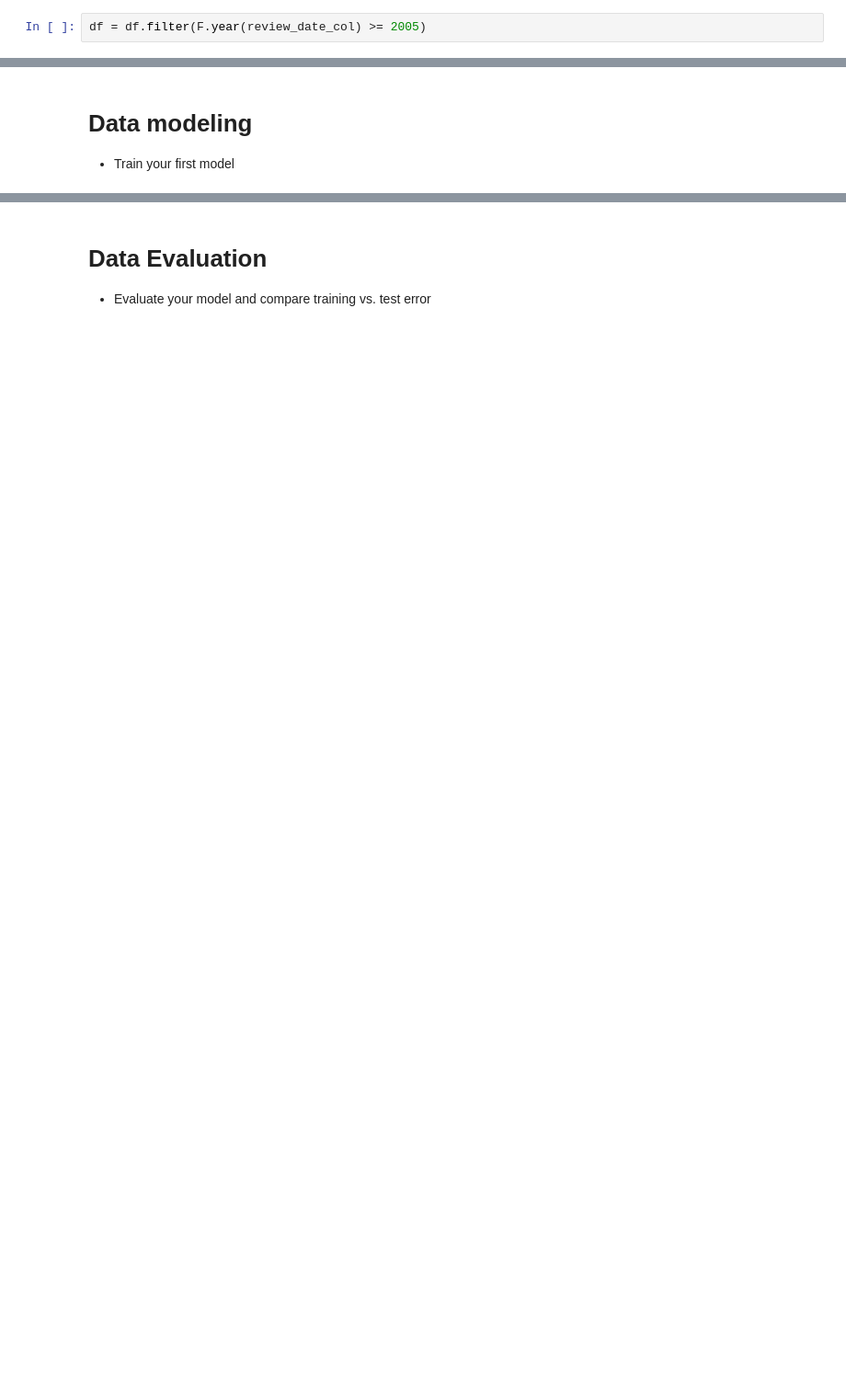
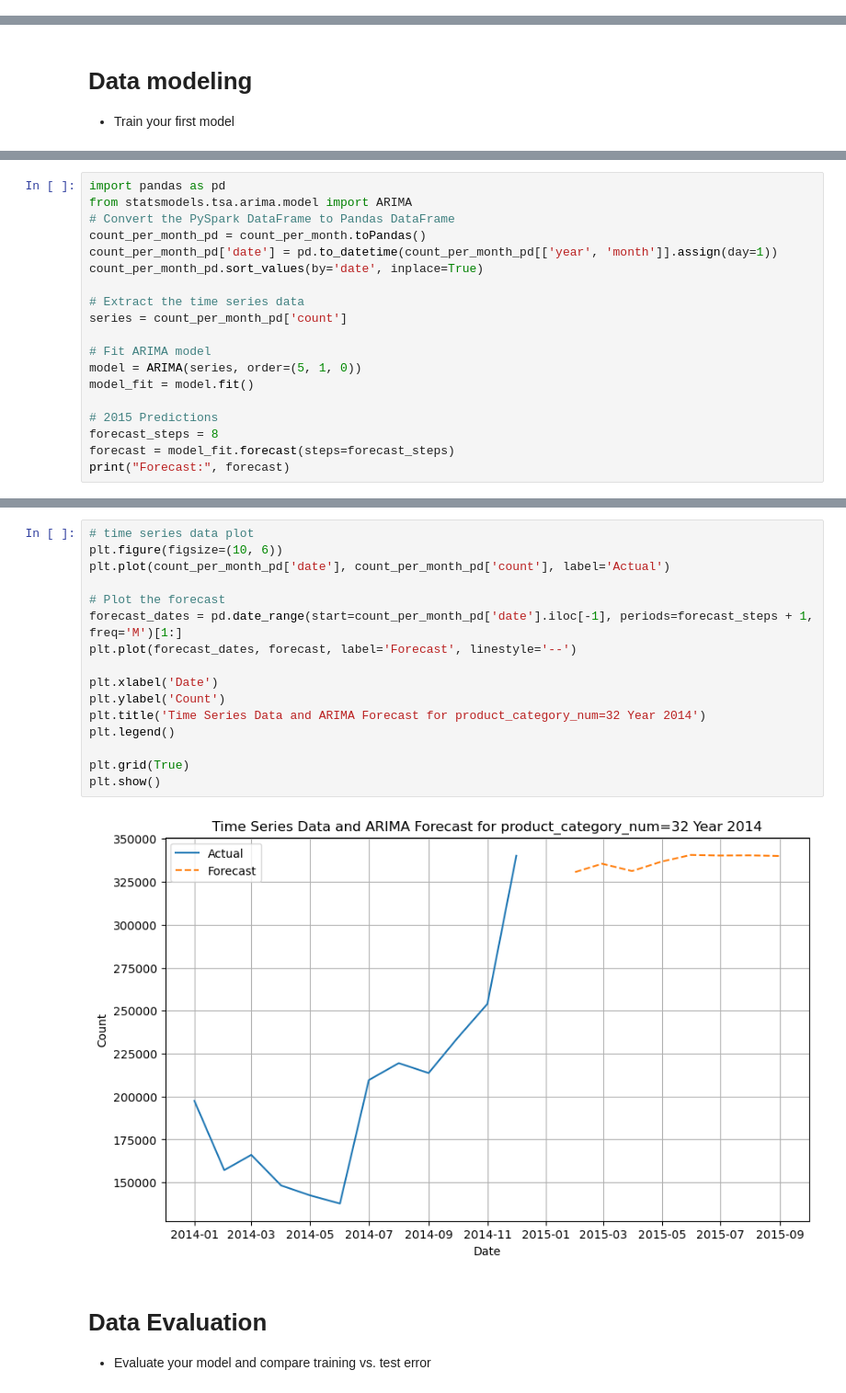
Before and after one commit to clairelin20523/dsc232r-amazon-predictive-modeling, a Jupyter notebook: milestone3.ipynb, the cells around one changed output, grey strips where cells are left out. Shown: that part at 92% size. Saved outputs shown, nothing was run; the diff lists cells and outputs as text; blank space fills up the shorter version.

```diff
--- a/milestone3.ipynb
+++ b/milestone3.ipynb
@@ -131,4 +151,2 @@ df = df.filter(verified_purchase_col == True)
 # %% [markdown]
 ## Filter out old data
-# %%
-df = df.filter(F.year(review_date_col) >= 2005)
@@ -218,0 +404,19 @@ grouped_df = df.groupby(review_date_col, product_parent_col).count()
+# %%
+import pandas as pd
+from statsmodels.tsa.arima.model import ARIMA
+# Convert the PySpark DataFrame to Pandas DataFrame
+count_per_month_pd = count_per_month.toPandas()
+count_per_month_pd['date'] = pd.to_datetime(count_per_month_pd[['year', 'month']].assign(day=1))
+count_per_month_pd.sort_values(by='date', inplace=True)
+
+# Extract the time series data
+series = count_per_month_pd['count']
+
+# Fit ARIMA model
+model = ARIMA(series, order=(5, 1, 0))
+model_fit = model.fit()
+
+# 2015 Predictions
+forecast_steps = 8
+forecast = model_fit.forecast(steps=forecast_steps)
+print("Forecast:", forecast)
@@ -219,3 +433,21 @@ grouped_df = df.groupby(review_date_col, product_parent_col).count()
+# %%
+# time series data plot
+plt.figure(figsize=(10, 6))
+plt.plot(count_per_month_pd['date'], count_per_month_pd['count'], label='Actual')
+
+# Plot the forecast
+forecast_dates = pd.date_range(start=count_per_month_pd['date'].iloc[-1], periods=forecast_steps + 1, freq='M')[1:]
+plt.plot(forecast_dates, forecast, label='Forecast', linestyle='--')
+
+plt.xlabel('Date')
+plt.ylabel('Count')
+plt.title('Time Series Data and ARIMA Forecast for product_category_num=32 Year 2014')
+plt.legend()
+
+plt.grid(True)
+plt.show()
+# %% [output]
+[figure, added]
 # %% [markdown]
 # Data Evaluation
 * Evaluate your model and compare training vs. test error
```
Also changed, not shown: parts of 27 cells of this notebook.
